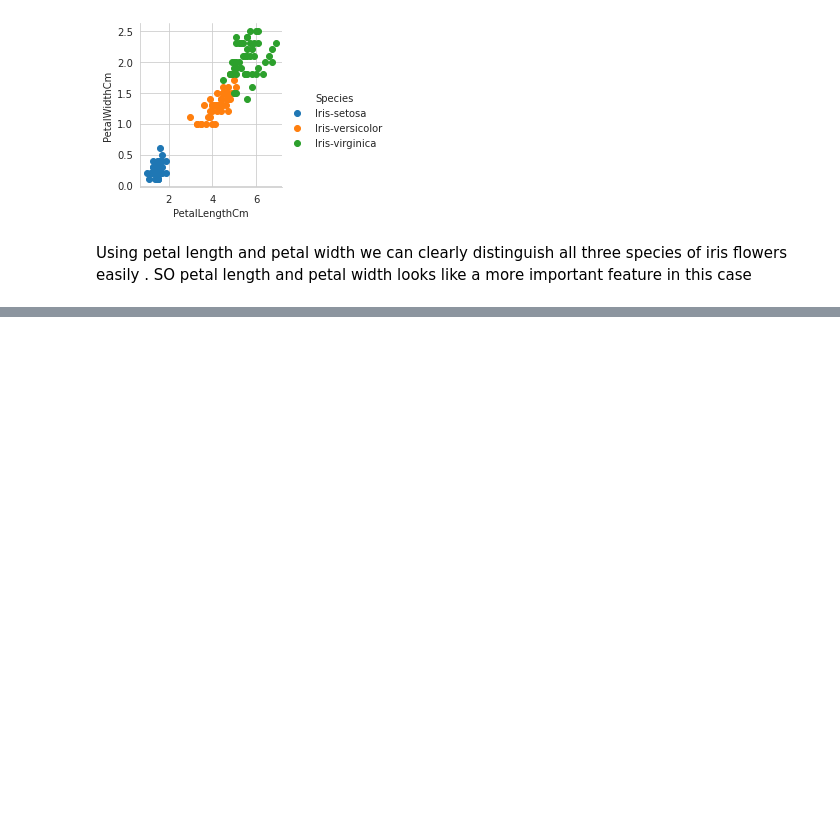
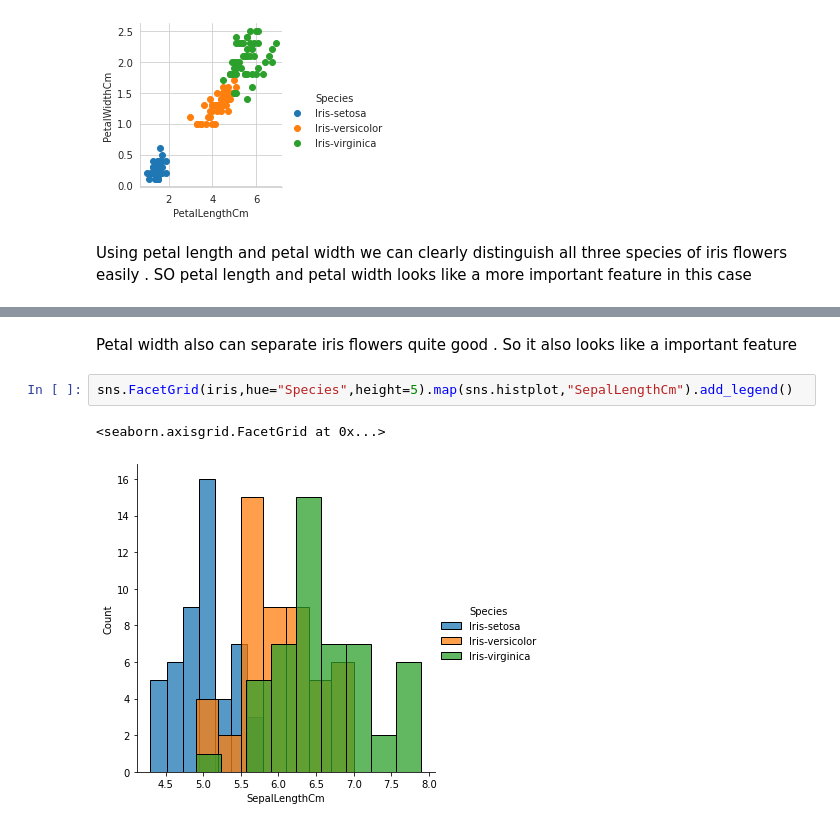
Before and after one commit to pranzalkhadka/ExploratoryDataAnalysis, a Jupyter notebook: EDA.ipynb, the cells around one changed output, grey strips where cells are left out. Cells and saved outputs as stored; diff of their text form; blank space fills up the shorter version.

```diff
--- a/EDA.ipynb
+++ b/EDA.ipynb
@@ -49,0 +71,7 @@ Using petal length and petal width we can clearly distinguish all three species
+# %% [markdown]
+Petal width also can separate iris flowers quite good . So it also looks like a important feature
+# %%
+sns.FacetGrid(iris,hue="Species",height=5).map(sns.histplot,"SepalLengthCm").add_legend()
+# %% [output]
+<seaborn.axisgrid.FacetGrid at 0x...>
+[figure, added]
```
Also changed, not shown: parts of 8 cells of this notebook.
